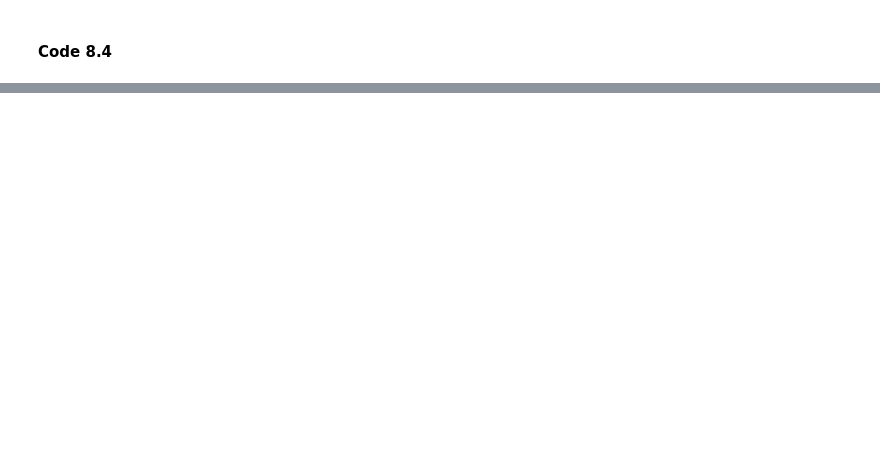
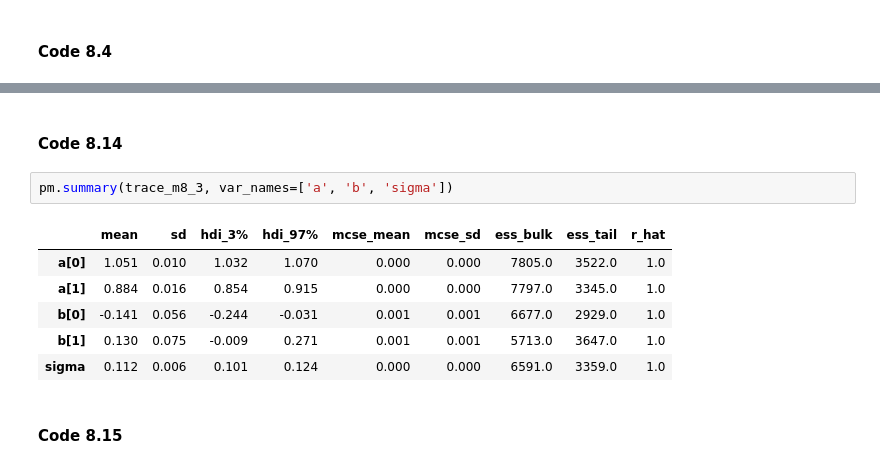
Before and after one commit to AndrewKillion/stat_rethinking_2026, a Jupyter notebook: python_code/Chapter_8.ipynb, the cells around one changed output, grey strips where cells are left out. Drawn from its saved outputs; the diff is of its cells as text; blank space fills up the shorter version.

```diff
--- a/python_code/Chapter_8.ipynb
+++ b/python_code/Chapter_8.ipynb
@@ -105,0 +217,13 @@ np.sum(np.abs(prior.b) > .6) / len(prior.b)
+# %% [markdown]
+#### Code 8.14
+# %%
+pm.summary(trace_m8_3, var_names=['a', 'b', 'sigma'])
+# %% [output]
+|  | mean | sd | hdi_3% | hdi_97% | mcse_mean | mcse_sd | ess_bulk | ess_tail | r_hat |
+| a[0] | 1.051 | 0.010 | 1.032 | 1.070 | 0.000 | 0.000 | 7805.0 | 3522.0 | 1.0 |
+| a[1] | 0.884 | 0.016 | 0.854 | 0.915 | 0.000 | 0.000 | 7797.0 | 3345.0 | 1.0 |
+| b[0] | -0.141 | 0.056 | -0.244 | -0.031 | 0.001 | 0.001 | 6677.0 | 2929.0 | 1.0 |
+| b[1] | 0.130 | 0.075 | -0.009 | 0.271 | 0.001 | 0.001 | 5713.0 | 3647.0 | 1.0 |
+| sigma | 0.112 | 0.006 | 0.101 | 0.124 | 0.000 | 0.000 | 6591.0 | 3359.0 | 1.0 |
+# %% [markdown]
+#### Code 8.15
```
Also changed, not shown: parts of 43 cells of this notebook.
